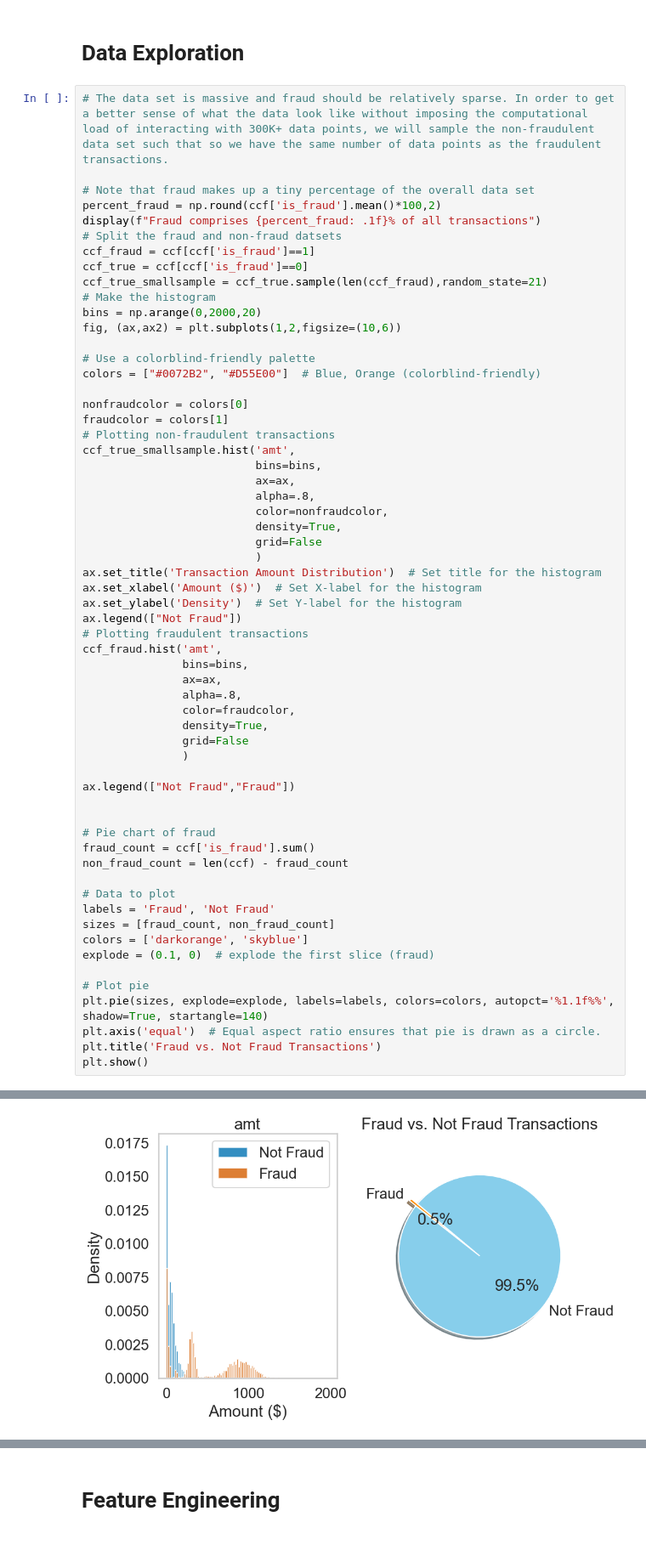
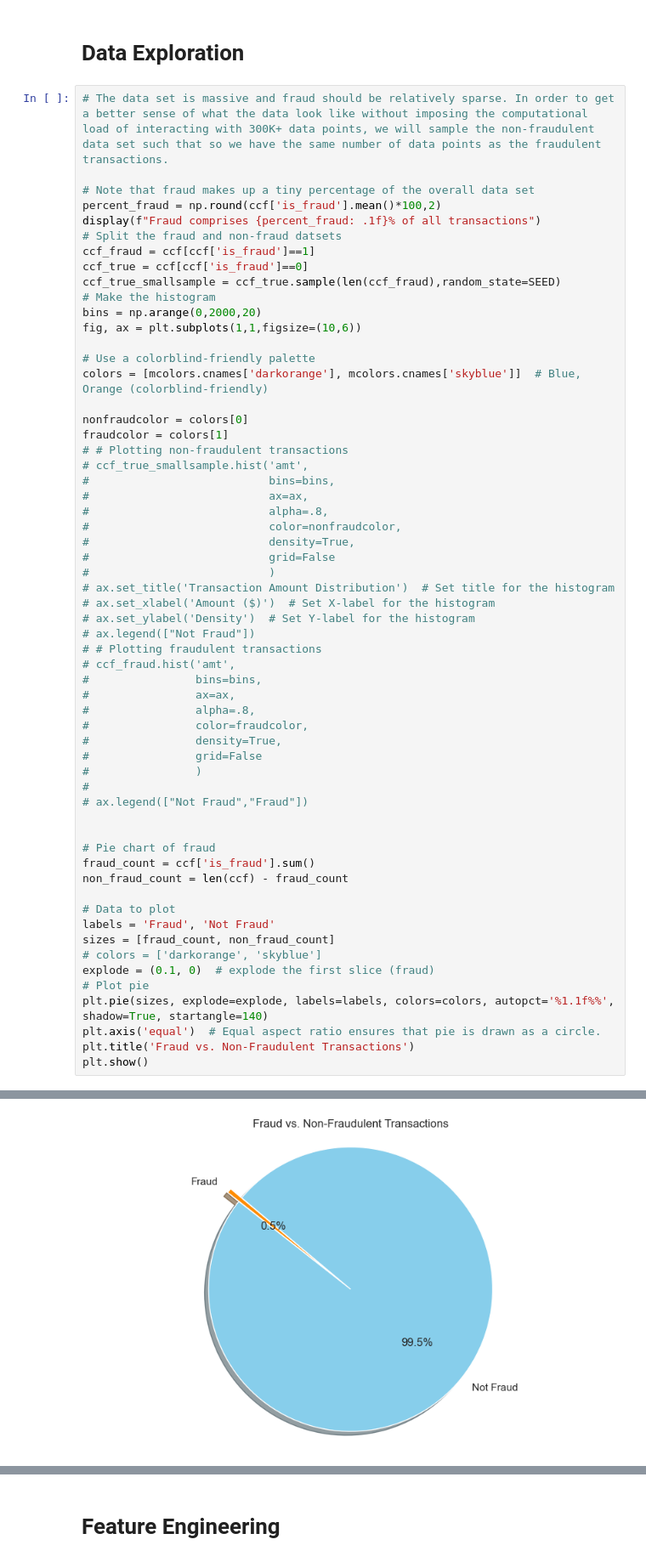
Before and after one commit to obaidkhurram/fraud-detection, a Jupyter notebook: ccfraud_main.ipynb, the cells around one changed output, grey strips where cells are left out. Shown at 85% size. Cells and saved outputs as stored; diff of their text form.

```diff
--- a/ccfraud_main.ipynb
+++ b/ccfraud_main.ipynb
@@ -73,61 +86,60 @@ There does not seem to be any evidence of missing data points. However, it is po
 
 # Note that fraud makes up a tiny percentage of the overall data set
 percent_fraud = np.round(ccf['is_fraud'].mean()*100,2)
 display(f"Fraud comprises {percent_fraud: .1f}% of all transactions")
 # Split the fraud and non-fraud datsets
 ccf_fraud = ccf[ccf['is_fraud']==1]
 ccf_true = ccf[ccf['is_fraud']==0]
-ccf_true_smallsample = ccf_true.sample(len(ccf_fraud),random_state=21)
+ccf_true_smallsample = ccf_true.sample(len(ccf_fraud),random_state=SEED)
 # Make the histogram
 bins = np.arange(0,2000,20)
-fig, (ax,ax2) = plt.subplots(1,2,figsize=(10,6))
+fig, ax = plt.subplots(1,1,figsize=(10,6))
 
 # Use a colorblind-friendly palette
-colors = ["#0072B2", "#D55E00"]  # Blue, Orange (colorblind-friendly)
+colors = [mcolors.cnames['darkorange'], mcolors.cnames['skyblue']]  # Blue, Orange (colorblind-friendly)
 
 nonfraudcolor = colors[0]
 fraudcolor = colors[1]
-# Plotting non-fraudulent transactions
-ccf_true_smallsample.hist('amt',
-                          bins=bins,
-                          ax=ax,
-                          alpha=.8,
-                          color=nonfraudcolor,
-                          density=True,
-                          grid=False
-                          )
-ax.set_title('Transaction Amount Distribution')  # Set title for the histogram
-ax.set_xlabel('Amount ($)')  # Set X-label for the histogram
-ax.set_ylabel('Density')  # Set Y-label for the histogram
-ax.legend(["Not Fraud"])
-# Plotting fraudulent transactions
-ccf_fraud.hist('amt',
-               bins=bins,
-               ax=ax,
-               alpha=.8,
-               color=fraudcolor,
-               density=True,
-               grid=False
-               )
-
-ax.legend(["Not Fraud","Fraud"])
+# # Plotting non-fraudulent transactions
+# ccf_true_smallsample.hist('amt',
+#                           bins=bins,
+#                           ax=ax,
+#                           alpha=.8,
+#                           color=nonfraudcolor,
+#                           density=True,
+#                           grid=False
+#                           )
+# ax.set_title('Transaction Amount Distribution')  # Set title for the histogram
+# ax.set_xlabel('Amount ($)')  # Set X-label for the histogram
+# ax.set_ylabel('Density')  # Set Y-label for the histogram
+# ax.legend(["Not Fraud"])
+# # Plotting fraudulent transactions
+# ccf_fraud.hist('amt',
+#                bins=bins,
+#                ax=ax,
+#                alpha=.8,
+#                color=fraudcolor,
+#                density=True,
+#                grid=False
+#                )
+#
+# ax.legend(["Not Fraud","Fraud"])
 
 
 # Pie chart of fraud
 fraud_count = ccf['is_fraud'].sum()
 non_fraud_count = len(ccf) - fraud_count
 
 # Data to plot
 labels = 'Fraud', 'Not Fraud'
 sizes = [fraud_count, non_fraud_count]
-colors = ['darkorange', 'skyblue']
+# colors = ['darkorange', 'skyblue']
 explode = (0.1, 0)  # explode the first slice (fraud)
-
 # Plot pie
 plt.pie(sizes, explode=explode, labels=labels, colors=colors, autopct='%1.1f%%', shadow=True, startangle=140)
 plt.axis('equal')  # Equal aspect ratio ensures that pie is drawn as a circle.
-plt.title('Fraud vs. Not Fraud Transactions')
+plt.title('Fraud vs. Non-Fraudulent Transactions')
 plt.show()
 # %% [output]
 'Fraud comprises  0.5% of all transactions'
-[figure, old version]
+[figure, new version]
```
Also changed, not shown: parts of 26 cells of this notebook.
